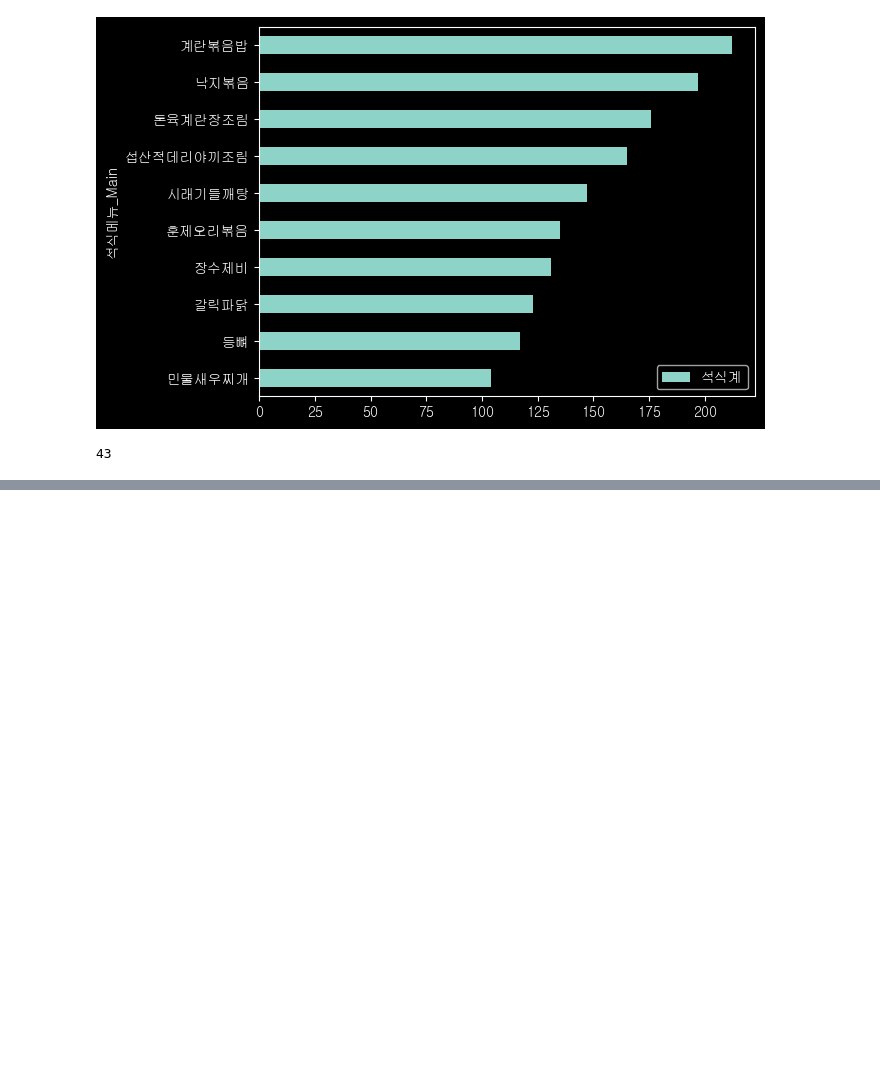
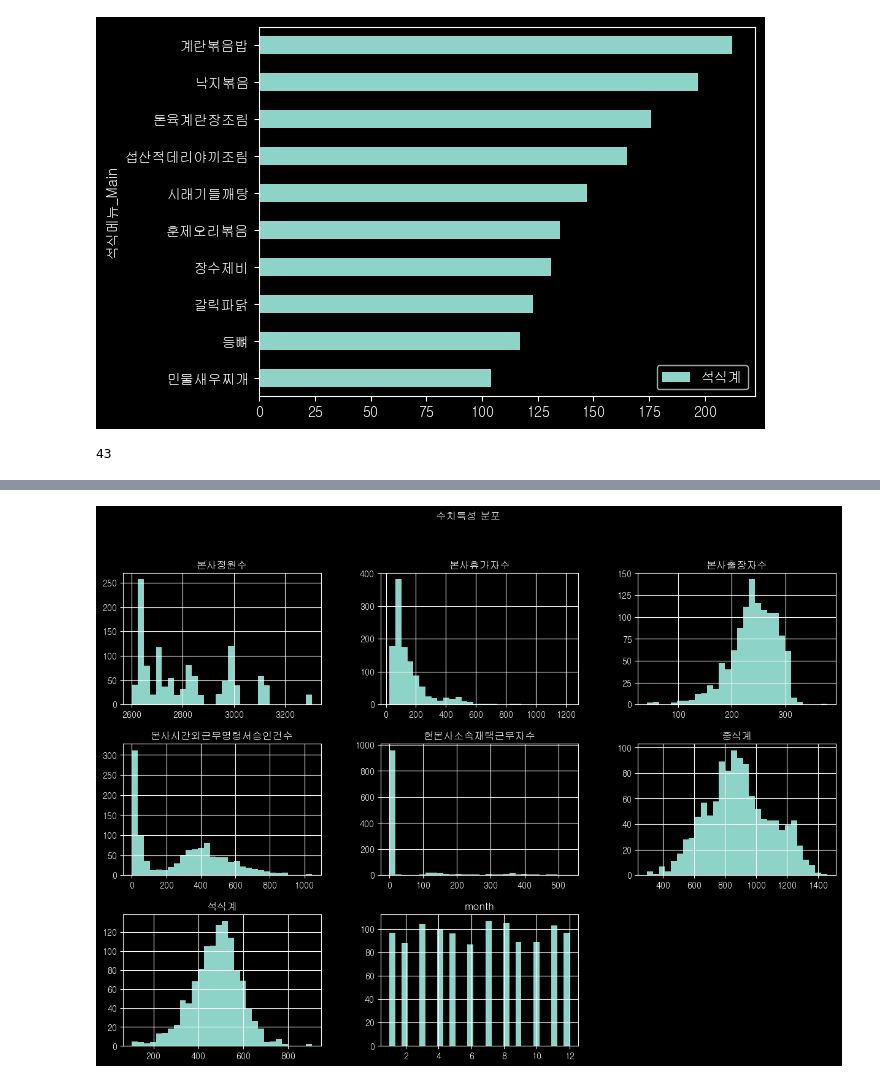
Before and after one commit to good0neighbour/ESTCampAI, a Jupyter notebook: 머신러닝/ex03구내식당관리.ipynb, the cells around one changed output, grey strips where cells are left out. Cells and saved outputs as stored; diff of their text form; code cells hidden in the pictures; blank space fills up the shorter version.

```diff
--- a/머신러닝/ex03구내식당관리.ipynb
+++ b/머신러닝/ex03구내식당관리.ipynb
@@ -502,0 +514,5 @@ df.shape # 1205ea -> 1162ea로 줄어든 것을 확인.
+# %%
+df.drop(['일자', '조식메뉴', '중식메뉴', '석식메뉴'], inplace = True, axis = 1)
+# 불필요한 컬럼 삭제
+# 일자 : 클러스터링에 직접적으로 사용하지 않음, 이미 month 컬럼을 추출
+# 조식, 중식, 석식 : Main메뉴 추출했기 때문에 사용하지 않음
@@ -502,0 +524,14 @@ df.shape # 1205ea -> 1162ea로 줄어든 것을 확인.
+# %%
+# numeric(수치형), categorical(범주형) 컬럼 나누기
+
+numeric_list = [] # 수치형 컬럼명 담을 list
+categorical_list = [] # 범주형 컬럼명 담을 list
+
+for i in df.columns:
+    if df[i].dtypes == 'O':
+        categorical_list.append(i)
+    else:
+        numeric_list.append(i)
+
+# if df[i].dtypes == 'O' -> 컬럼의 데이터 타입이 'O'(Object, 문자열)인지 여부 확인
+# 'int64', : 64비트 정수형 / 'float32' : 32비트 실수형 / 'bool' : 불리언형
@@ -502,0 +553,11 @@ df.shape # 1205ea -> 1162ea로 줄어든 것을 확인.
+# %%
+plt.style.use(['dark_background']) # 차트 배경을 어둡게
+# 데이터 분포 확인을 위해 히스토그램 그려보기
+df[numeric_list].hist(
+    bins = 30, # 히스토그램 막대의 개수
+    figsize = (15, 10)
+)
+plt.suptitle('수치특성 분포')
+plt.show()
+# %% [output]
+[figure, added]
```
Also changed, not shown: parts of 29 cells of this notebook.
